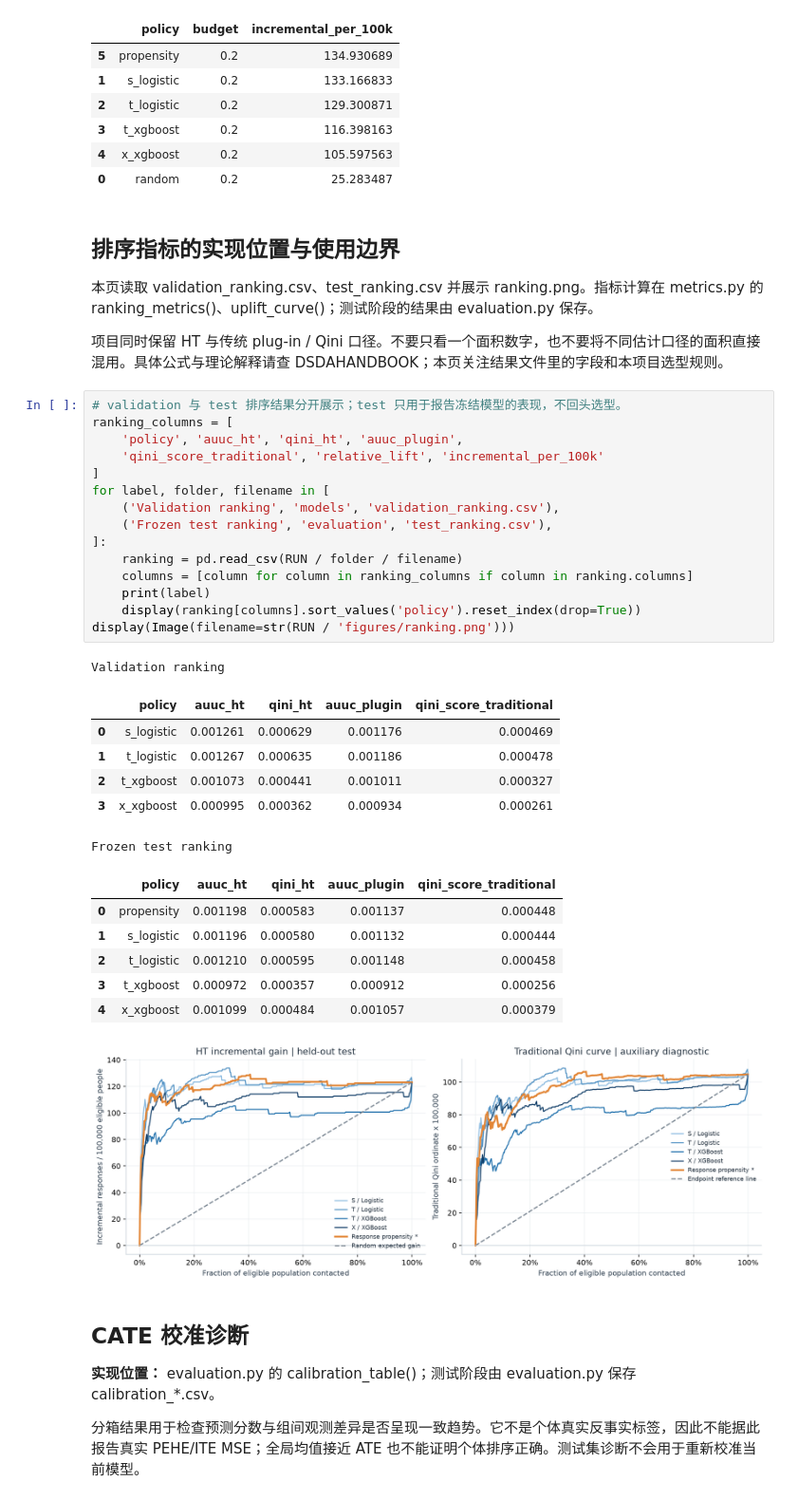
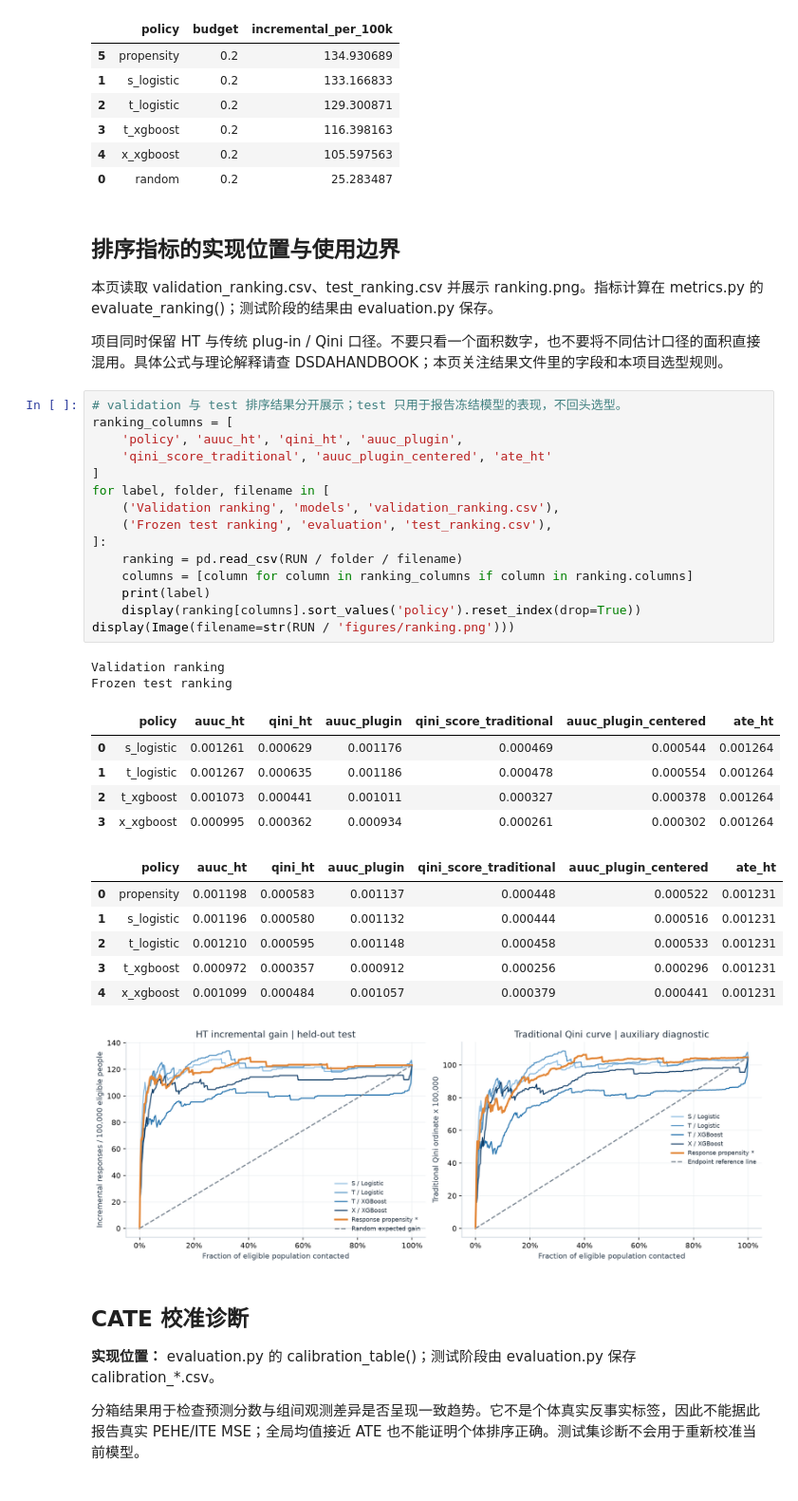
Before and after one commit to tkkkk-co/Criteo-uplift-project, a Jupyter notebook: notebooks/criteo_uplift_project.ipynb, the cells around one changed output. Shown at 95% size. Saved outputs shown, nothing was run; the diff lists cells and outputs as text.

```diff
--- a/notebooks/criteo_uplift_project.ipynb
+++ b/notebooks/criteo_uplift_project.ipynb
@@ -593,38 +593,38 @@ display(validation[['policy', 'budget', 'incremental_per_100k']].sort_values('in
 # %% [markdown]
 ## 排序指标的实现位置与使用边界
 
-本页读取 validation_ranking.csv、test_ranking.csv 并展示 ranking.png。指标计算在 metrics.py 的 ranking_metrics()、uplift_curve()；测试阶段的结果由 evaluation.py 保存。
+本页读取 validation_ranking.csv、test_ranking.csv 并展示 ranking.png。指标计算在 metrics.py 的 evaluate_ranking()；测试阶段的结果由 evaluation.py 保存。
 
 项目同时保留 HT 与传统 plug-in / Qini 口径。不要只看一个面积数字，也不要将不同估计口径的面积直接混用。具体公式与理论解释请查 DSDAHANDBOOK；本页关注结果文件里的字段和本项目选型规则。
 # %%
 # validation 与 test 排序结果分开展示；test 只用于报告冻结模型的表现，不回头选型。
 ranking_columns = [
     'policy', 'auuc_ht', 'qini_ht', 'auuc_plugin',
-    'qini_score_traditional', 'relative_lift', 'incremental_per_100k'
+    'qini_score_traditional', 'auuc_plugin_centered', 'ate_ht'
 ]
 for label, folder, filename in [
     ('Validation ranking', 'models', 'validation_ranking.csv'),
     ('Frozen test ranking', 'evaluation', 'test_ranking.csv'),
 ]:
     ranking = pd.read_csv(RUN / folder / filename)
     columns = [column for column in ranking_columns if column in ranking.columns]
     print(label)
     display(ranking[columns].sort_values('policy').reset_index(drop=True))
 display(Image(filename=str(RUN / 'figures/ranking.png')))
 # %% [output]
 Validation ranking
+Frozen test ranking
-|  | policy | auuc_ht | qini_ht | auuc_plugin | qini_score_traditional |
-| 0 | s_logistic | 0.001261 | 0.000629 | 0.001176 | 0.000469 |
-| 1 | t_logistic | 0.001267 | 0.000635 | 0.001186 | 0.000478 |
-| 2 | t_xgboost | 0.001073 | 0.000441 | 0.001011 | 0.000327 |
-| 3 | x_xgboost | 0.000995 | 0.000362 | 0.000934 | 0.000261 |
+|  | policy | auuc_ht | qini_ht | auuc_plugin | qini_score_traditional | auuc_plugin_centered | ate_ht |
+| 0 | s_logistic | 0.001261 | 0.000629 | 0.001176 | 0.000469 | 0.000544 | 0.001264 |
+| 1 | t_logistic | 0.001267 | 0.000635 | 0.001186 | 0.000478 | 0.000554 | 0.001264 |
+| 2 | t_xgboost | 0.001073 | 0.000441 | 0.001011 | 0.000327 | 0.000378 | 0.001264 |
+| 3 | x_xgboost | 0.000995 | 0.000362 | 0.000934 | 0.000261 | 0.000302 | 0.001264 |
-Frozen test ranking
-|  | policy | auuc_ht | qini_ht | auuc_plugin | qini_score_traditional |
-| 0 | propensity | 0.001198 | 0.000583 | 0.001137 | 0.000448 |
-| 1 | s_logistic | 0.001196 | 0.000580 | 0.001132 | 0.000444 |
-| 2 | t_logistic | 0.001210 | 0.000595 | 0.001148 | 0.000458 |
-| 3 | t_xgboost | 0.000972 | 0.000357 | 0.000912 | 0.000256 |
-| 4 | x_xgboost | 0.001099 | 0.000484 | 0.001057 | 0.000379 |
+|  | policy | auuc_ht | qini_ht | auuc_plugin | qini_score_traditional | auuc_plugin_centered | ate_ht |
+| 0 | propensity | 0.001198 | 0.000583 | 0.001137 | 0.000448 | 0.000522 | 0.001231 |
+| 1 | s_logistic | 0.001196 | 0.000580 | 0.001132 | 0.000444 | 0.000516 | 0.001231 |
+| 2 | t_logistic | 0.001210 | 0.000595 | 0.001148 | 0.000458 | 0.000533 | 0.001231 |
+| 3 | t_xgboost | 0.000972 | 0.000357 | 0.000912 | 0.000256 | 0.000296 | 0.001231 |
+| 4 | x_xgboost | 0.001099 | 0.000484 | 0.001057 | 0.000379 | 0.000441 | 0.001231 |
 [figure]
 # %% [markdown]
 ## CATE 校准诊断
```
Also changed, not shown: parts of 5 cells of this notebook, 9 other files.
